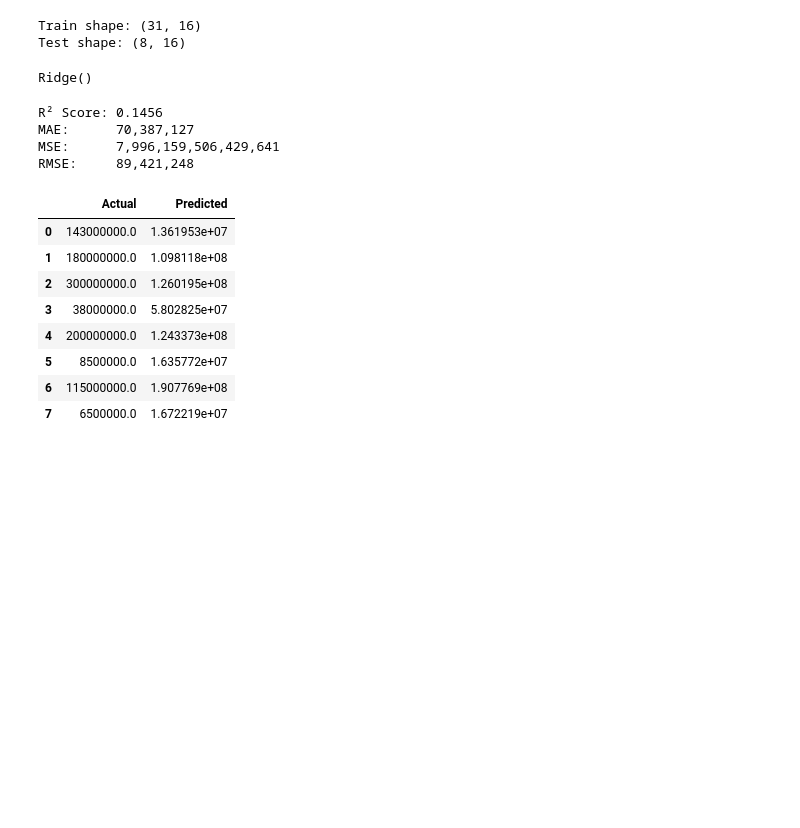
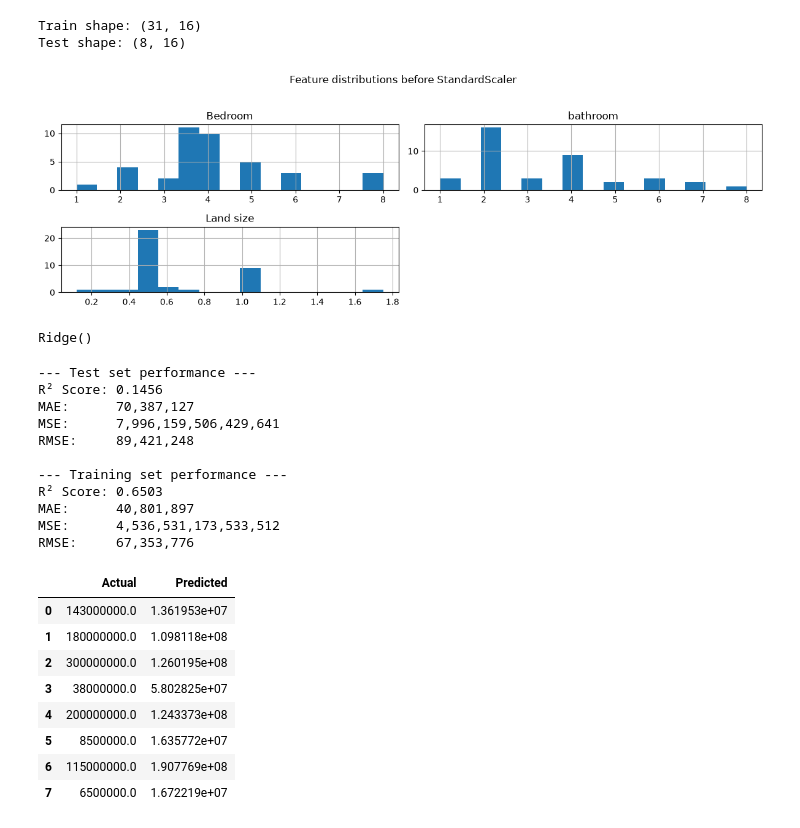
Before and after one commit to WillardDev/Machine_Learning_Foundation, a Jupyter notebook: Linear_Regression(1).ipynb, the cells around one changed output. Cells and saved outputs as stored; diff of their text form; code cells hidden in the pictures; blank space fills up the shorter version.

Commit message:
Implement code changes to enhance functionality and improve performance

```diff
--- a/Linear_Regression(1).ipynb
+++ b/Linear_Regression(1).ipynb
@@ -235,5 +235,14 @@ print("Test shape:", X_test.shape)
 # %% [output]
 Train shape: (31, 16)
 Test shape: (8, 16)
+# %%
+# Histogram of raw (unscaled) numeric features to inspect their distributions before scaling
+numeric_cols = ['Bedroom', 'bathroom', 'Land size']
+X[numeric_cols].hist(bins=15, figsize=(12, 4))
+plt.suptitle('Feature distributions before StandardScaler')
+plt.tight_layout(rect=[0, 0, 1, 0.95])
+plt.show()
+# %% [output]
+[figure, added]
 # %%
 # Standardise the features and fit a Ridge regression model on the training data
@@ -246,22 +257,41 @@ model.fit(X_train_scaled, y_train)
 # %% [output]
 Ridge()
 # %%
-# Predict on the test set, convert back to KSh, and evaluate performance
+# Evaluate the model on both the training and test sets (in real KSh)
 y_pred_log = model.predict(X_test_scaled)
 
 # Inverse log transform to get actual KSh values
 y_pred = np.expm1(y_pred_log)
 y_test_actual = np.expm1(y_test)
 
+print("--- Test set performance ---")
 print(f"R² Score: {r2_score(y_test_actual, y_pred):.4f}")
 print(f"MAE:      {mean_absolute_error(y_test_actual, y_pred):,.0f}")
 print(f"MSE:      {mean_squared_error(y_test_actual, y_pred):,.0f}")
 print(f"RMSE:     {np.sqrt(mean_squared_error(y_test_actual, y_pred)):,.0f}")
+
+# Also predict on the seen training data to check for overfitting
+y_pred_train_log = model.predict(X_train_scaled)
+y_pred_train = np.expm1(y_pred_train_log)
+y_train_actual = np.expm1(y_train)
+
+print("\n--- Training set performance ---")
+print(f"R² Score: {r2_score(y_train_actual, y_pred_train):.4f}")
+print(f"MAE:      {mean_absolute_error(y_train_actual, y_pred_train):,.0f}")
+print(f"MSE:      {mean_squared_error(y_train_actual, y_pred_train):,.0f}")
+print(f"RMSE:     {np.sqrt(mean_squared_error(y_train_actual, y_pred_train)):,.0f}")
 # %% [output]
+--- Test set performance ---
 R² Score: 0.1456
 MAE:      70,387,127
 MSE:      7,996,159,506,429,641
 RMSE:     89,421,248
+
+--- Training set performance ---
+R² Score: 0.6503
+MAE:      40,801,897
+MSE:      4,536,531,173,533,512
+RMSE:     67,353,776
 # %%
 # Create a DataFrame comparing actual and predicted prices for inspection
 comparison = pd.DataFrame({
```
Also changed, not shown: parts of 1 cell of this notebook.
